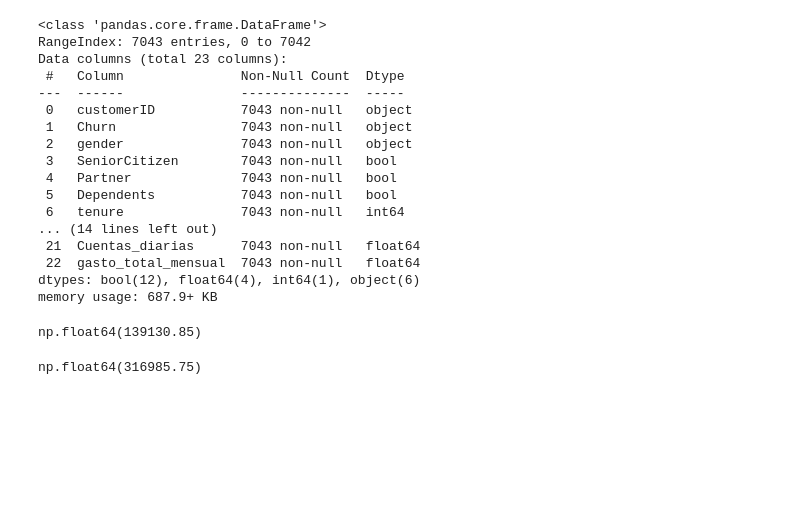
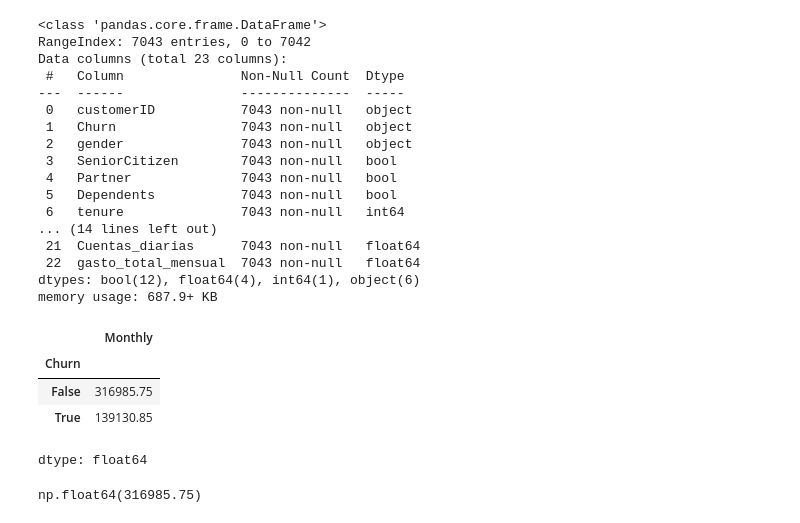
Before and after one commit to MiguelFigueroa02/Challenge_Telecom_X_Evasion_Clientes, a Jupyter notebook: telecomx_latam.ipynb, the cells around one changed output. Drawn from its saved outputs; the diff is of its cells as text; code cells hidden in the pictures; blank space fills up the shorter version.

```diff
--- a/telecomx_latam.ipynb
+++ b/telecomx_latam.ipynb
@@ -1003,9 +1003,13 @@ dtypes: bool(12), float64(4), int64(1), object(6)
 memory usage: 687.9+ KB
 # %%
 #Impacto en el ingreso mensual de los usuarios que han dejado la compañía
-datos_normalizados[(datos_normalizados['Churn']==True)]['Monthly'].sum()
+datos_normalizados.groupby('Churn')['Monthly'].sum()
 # %% [output]
+|  | Monthly |
+| Churn |  |
+| False | 316985.75 |
+| True | 139130.85 |
-np.float64(139130.85)
+dtype: float64
 # %%
 datos_normalizados[(datos_normalizados['Churn']==False)]['Monthly'].sum()
 # %% [output]
```
